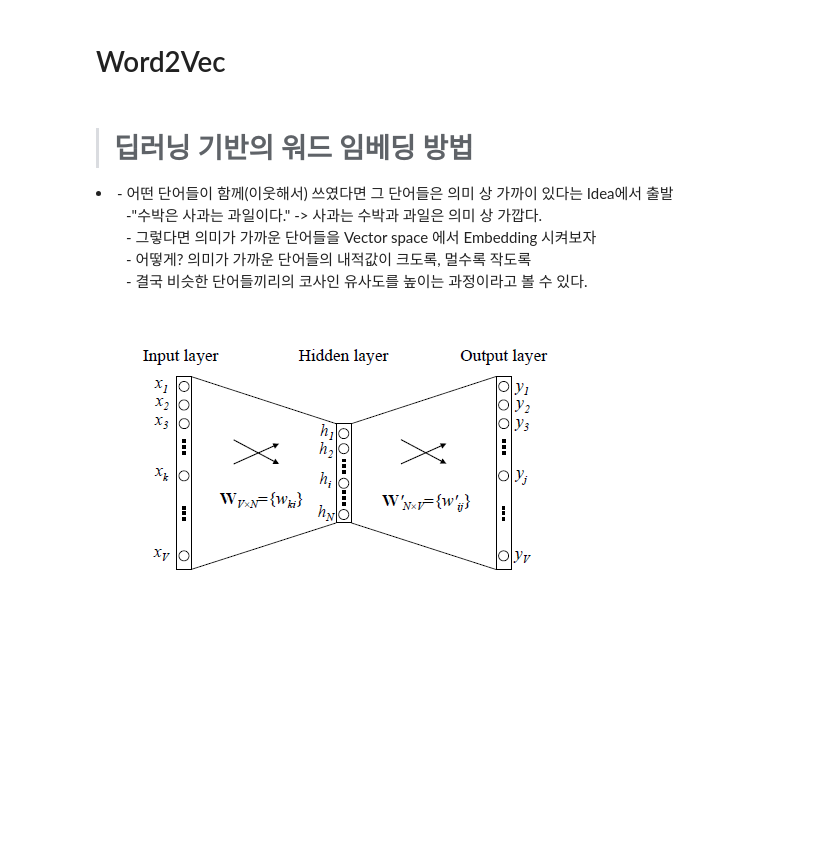
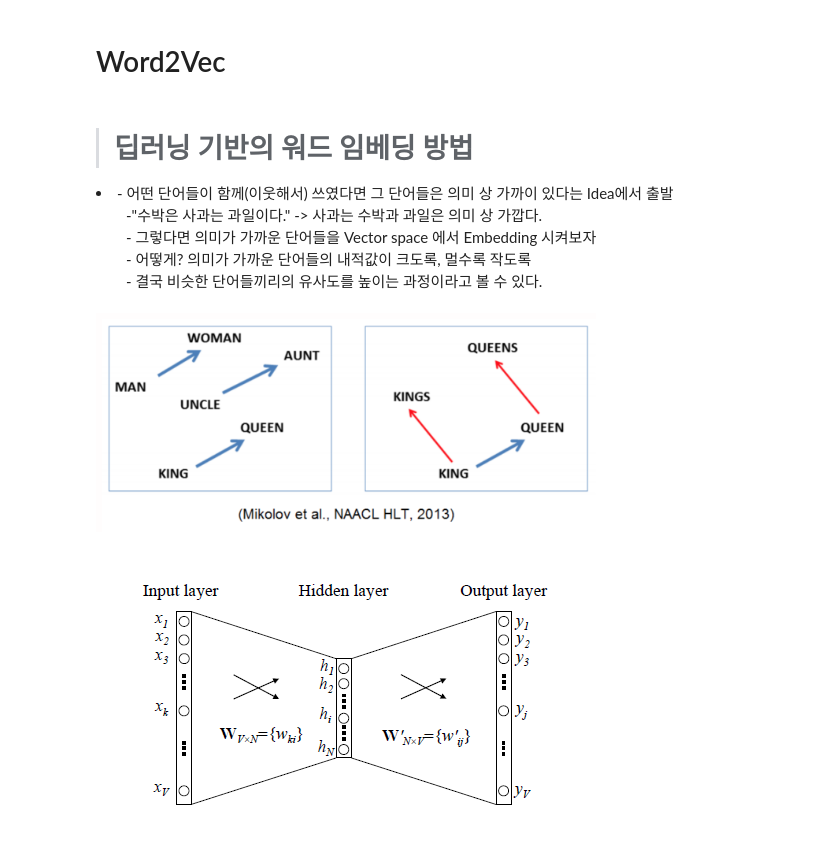
Before and after one commit to hyosuep-kwon/ml_basic, a Jupyter notebook: word2vec.ipynb, the cells around one changed output. Cells and saved outputs as stored; diff of their text form; code cells hidden in the pictures; blank space fills up the shorter version.

```diff
--- a/word2vec.ipynb
+++ b/word2vec.ipynb
@@ -26,8 +26,12 @@ from IPython.display import Image
     <ol>-"수박은 사과는 과일이다." ->  사과는 수박과 과일은 의미 상 가깝다.</ol>
     <ol>- 그렇다면 의미가 가까운 단어들을 Vector space 에서 Embedding 시켜보자</ol>
     <ol>- 어떻게? 의미가 가까운 단어들의 내적값이 크도록, 멀수록 작도록</ol>
-    <ol>- 결국 비슷한 단어들끼리의 코사인 유사도를 높이는 과정이라고 볼 수 있다.</ol>
+    <ol>- 결국 비슷한 단어들끼리의 유사도를 높이는 과정이라고 볼 수 있다.</ol>
 </li>
+# %%
+Image("/Users/maegbug/Downloads/vector.png",width=500, height=500)
+# %% [output]
+[figure, added]
 # %%
 Image("/Users/maegbug/Downloads/simple_model.png")
 # %% [output]
```
Also changed, not shown: parts of 20 cells of this notebook.
